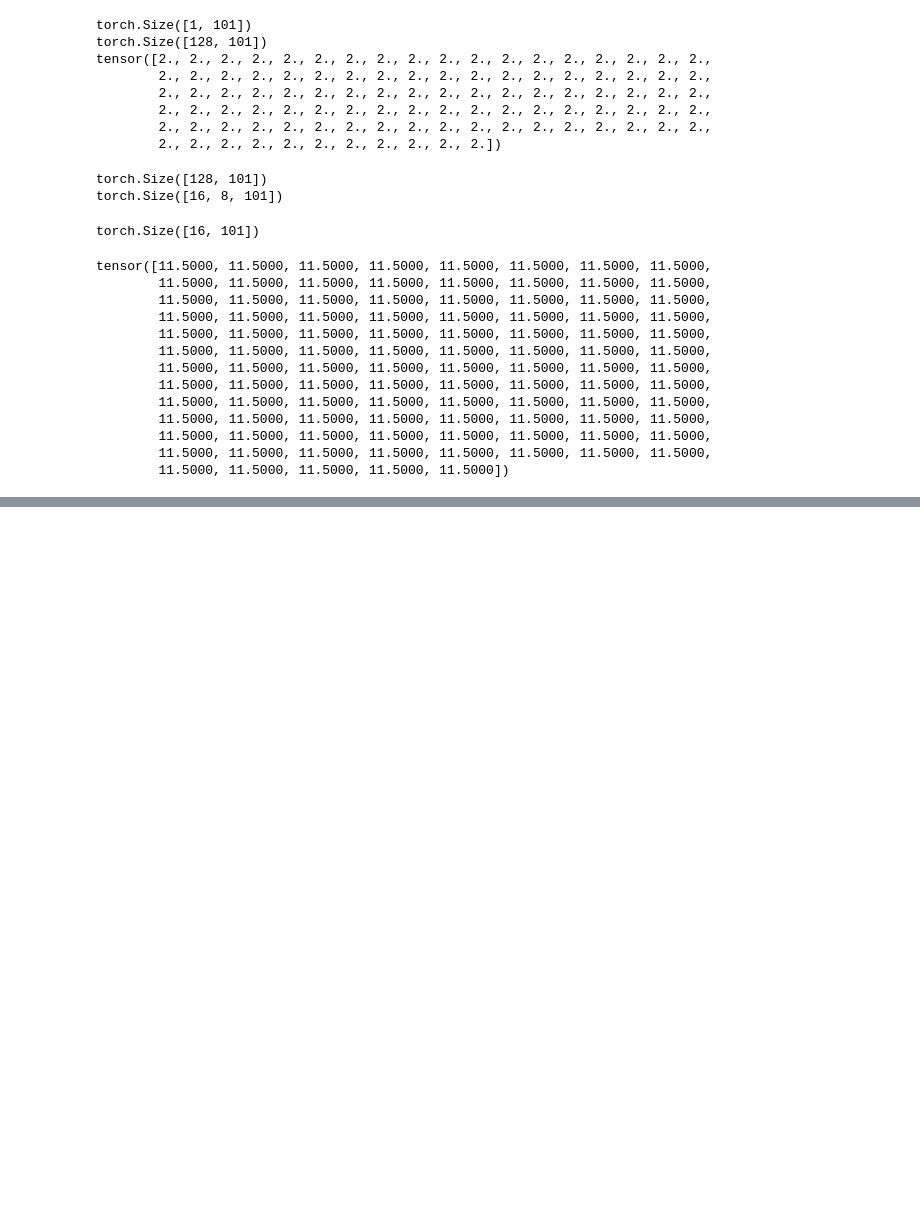
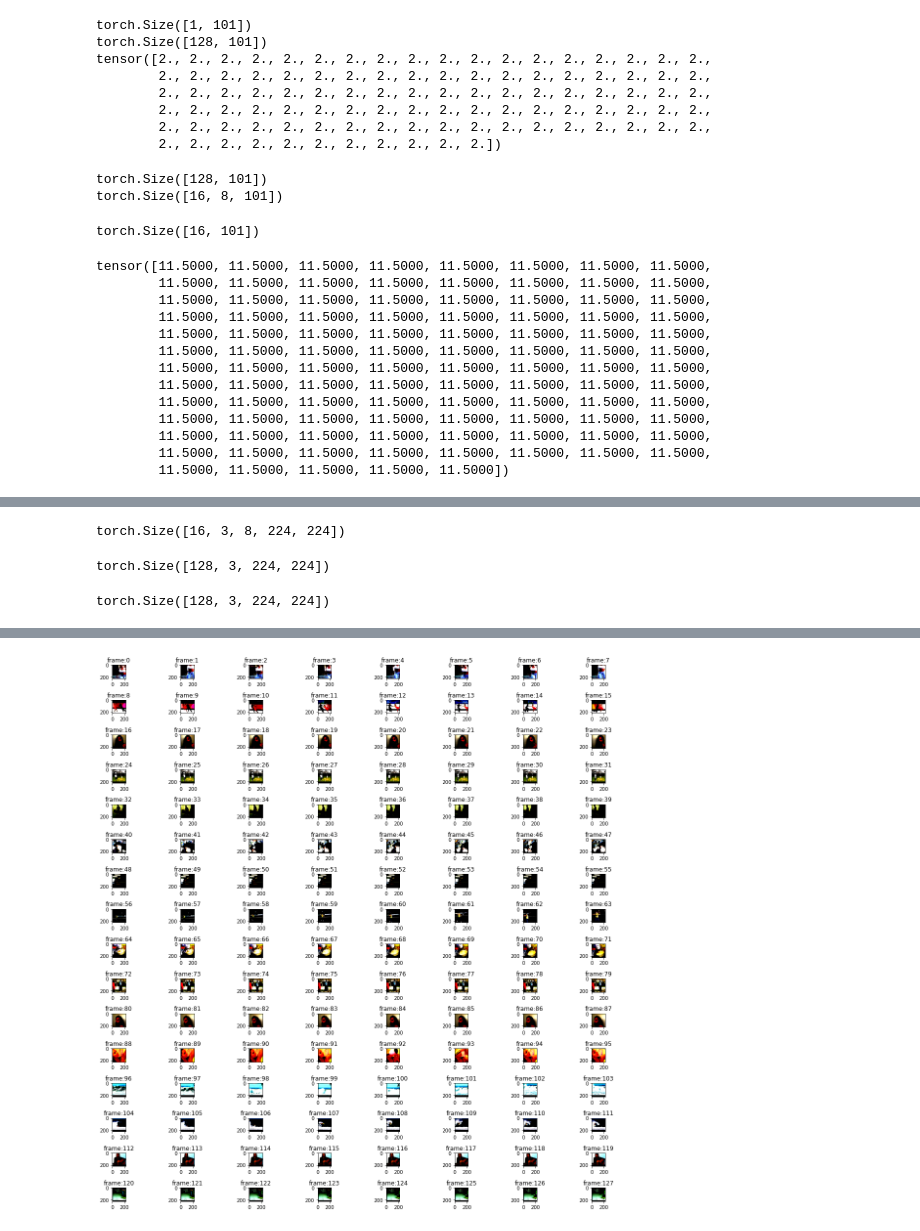
Before and after one commit to kazukiOmi/MDL_Action_Recognition, a Jupyter notebook: feature_extract/test_5dto4d.ipynb, the cells around one changed output, grey strips where cells are left out. Cells and saved outputs as stored; diff of their text form; code cells hidden in the pictures; blank space fills up the shorter version.

```diff
--- a/feature_extract/test_5dto4d.ipynb
+++ b/feature_extract/test_5dto4d.ipynb
@@ -63,7 +63,7 @@ class Args:
         self.FRAMES_PER_CLIP = 16
         self.STEP_BETWEEN_CLIPS = 16
         self.BATCH_SIZE = 16
-        self.NUM_WORKERS = 8  # kinetics:8, ucf101:24
+        self.NUM_WORKERS = 32  # kinetics:8, ucf101:24
         # self.CLIP_DURATION = 16 / 25
         self.CLIP_DURATION = (8 * 8) / 30  # (num_frames * sampling_rate)/fps
         self.VIDEO_NUM_SUBSAMPLED = 8  # 事前学習済みモデルに合わせて16→8
@@ -244,8 +289,8 @@ def make_new_batch(inputs, labels):
     動画データを画像データに分割
 
     Args:
-        inputs torch.Tensor: inputs
-        labels torch.Tensor: labels
+        inputs (torch.Tensor): inputs
+        labels (torch.Tensor): labels
 
     Returns:
         new_inputs torch.Tensor: new_inputs
@@ -439,0 +487,10 @@ tensor([11.5000, 11.5000, 11.5000, 11.5000, 11.5000, 11.5000, 11.5000, 11.5000,
+# %%
+dataset = get_ucf101("test")
+dataset.video_sampler._num_samples = 1000
+loader = make_loader(dataset)
+data_from_loader = iter(loader).__next__()
+batch = data_from_loader["video"]
+# %%
+print(batch.shape)
+# %% [output]
+torch.Size([16, 3, 8, 224, 224])
@@ -439,0 +527,60 @@ tensor([11.5000, 11.5000, 11.5000, 11.5000, 11.5000, 11.5000, 11.5000, 11.5000,
+# %%
+new_inputs = make_new_inputs(batch)
+print(new_inputs.shape)
+# %% [output]
+torch.Size([128, 3, 224, 224])
+# %%
+device = torch.device("cuda:0" if torch.cuda.is_available() else "cpu")
+
+num_epoch = 1
+
+with tqdm(range(num_epoch)) as pbar_epoch:
+    for epoch in pbar_epoch:
+        pbar_epoch.set_description("[Epoch {}]".format(epoch))
+
+        with tqdm(enumerate(loader),
+                  total=len(loader),
+                  leave=True) as pbar_batch:
+
+            for batch_idx, batch in pbar_batch:
+                inputs = batch['video'].to(device)
+                targets = batch['label'].to(device)
+                if batch_idx == 0:
+                    new_inputs = make_new_inputs(inputs)
+
+                    # サイズの確認
+                    # print(inputs.shape)
+                    # print(inputs.size(2))
+                    print(new_inputs.shape)
+                    # print(targets.shape)
+                    # print(new_targets.shape)
+
+                    # 要素の確認
+                    # print(inputs)
+                    # print(new_inputs)
+                    # print(targets)
+                    # print(new_targets)
+
+                    # test
+                    rows = 16
+                    cols = 8
+                    frame_id = 0
+
+                    fig, axes = plt.subplots(rows,cols,figsize=(16,16),tight_layout=True)
+
+                    np_new_inputs = new_inputs.cpu()
+                    np_new_inputs = np_new_inputs.numpy().transpose(0,2,3,1)
+                    # print(np_new_inputs.shape)
+                    # print(np_new_inputs[0].shape)
+
+                    video_id = 1
+                    for i in range(rows):
+                        for j in range(cols):
+                            img = np_new_inputs[i*8+j]
+                            subplot_title = ("frame:" + str(frame_id))
+                            axes[i,j].set_title(subplot_title)
+                            axes[i,j].imshow(img)
+                            frame_id = frame_id + 1
+                    plt.show()
+# %% [output]
+torch.Size([128, 3, 224, 224])
@@ -439,0 +604 @@ tensor([11.5000, 11.5000, 11.5000, 11.5000, 11.5000, 11.5000, 11.5000, 11.5000,
+[figure, added]
```
Also changed, not shown: parts of 9 cells of this notebook.
